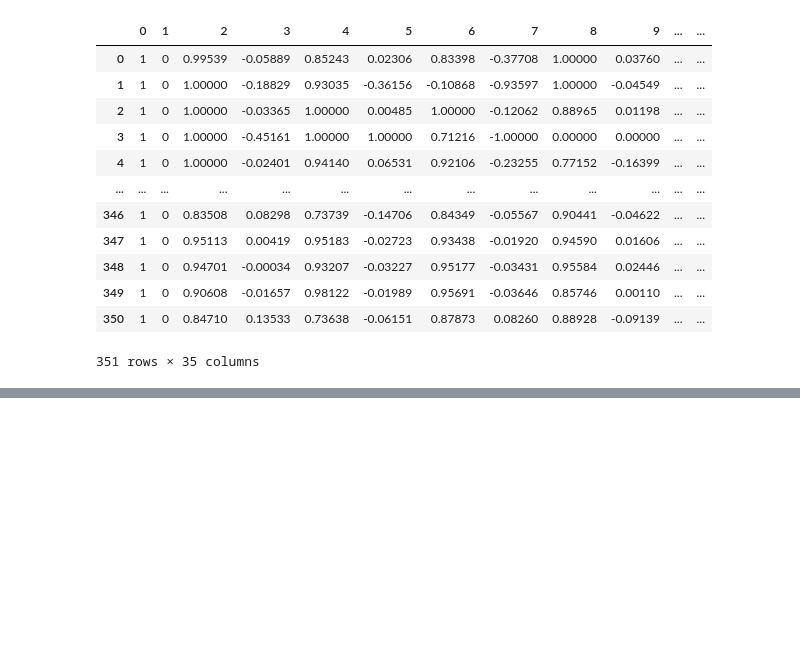
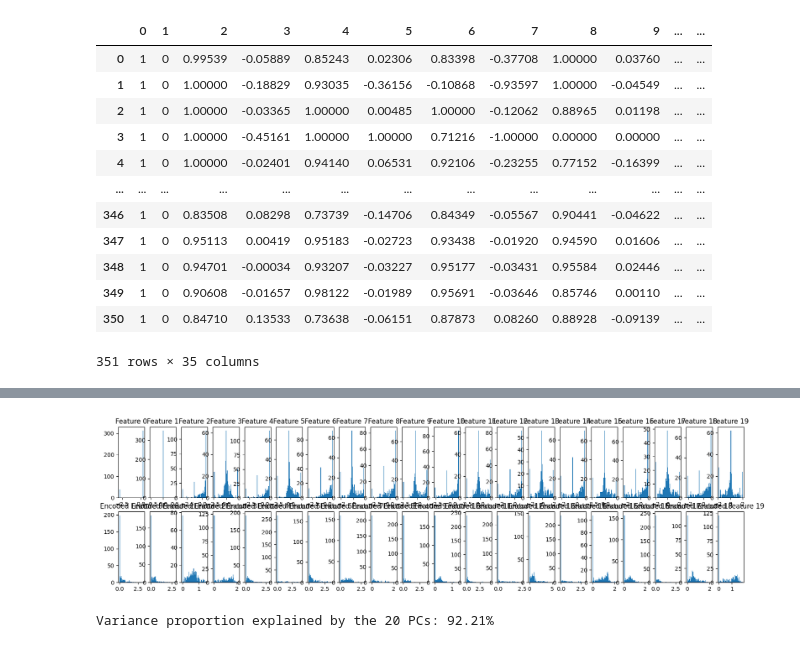
Before and after one commit to yrribeiro/undergraduation-usage, a Jupyter notebook: deep-learning/autoencoder/ionosphere.ipynb, the cells around one changed output, grey strips where cells are left out. Drawn from its saved outputs; the diff is of its cells as text; code cells hidden in the pictures; blank space fills up the shorter version.

Commit message:
variance per feature plot + pca analysis for encoder performance

```diff
--- a/deep-learning/autoencoder/ionosphere.ipynb
+++ b/deep-learning/autoencoder/ionosphere.ipynb
@@ -92,0 +98,20 @@ new_df
+# %%
+fig, axs = plt.subplots(nrows=2, ncols=hidden_dim, figsize=(20, 5))
+
+for i in range(hidden_dim):
+    axs[0, i].hist(X[:, i], bins=50)
+    axs[0, i].set_title("Feature {}".format(i))
+
+    axs[1, i].hist(encoded_X[:, i], bins=50)
+    axs[1, i].set_title("Encoded Feature {}".format(i))
+
+plt.show()
+# %% [output]
+[figure, added]
+# %%
+pca = PCA(n_components=hidden_dim)
+pca.fit(X)
+
+print(f'Variance proportion explained by the {hidden_dim} PCs: {100 * sum(pca.explained_variance_ratio_):.2f}%')
+# %% [output]
+Variance proportion explained by the 20 PCs: 92.21%
```
Also changed, not shown: parts of 6 cells of this notebook.
